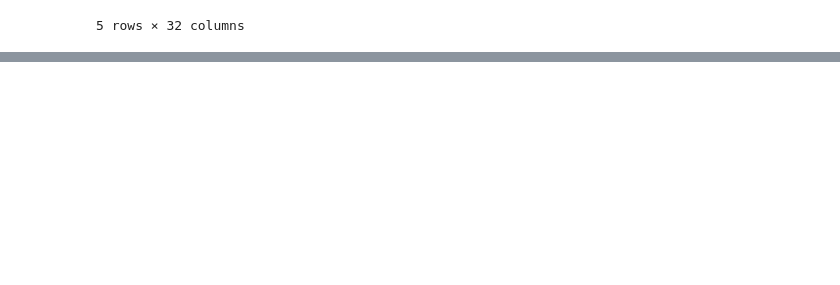
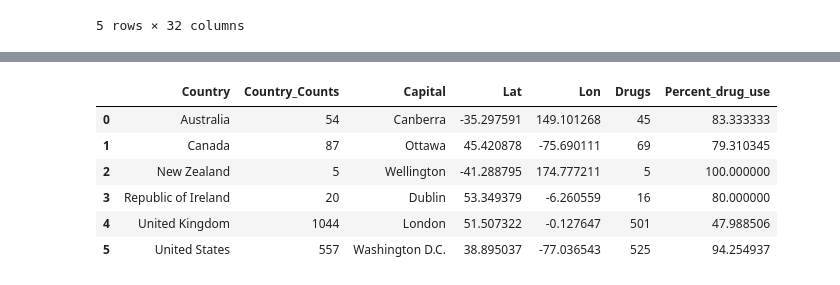
Before and after one commit to dausugam/project_1, a Jupyter notebook: data_cleaning.ipynb, the cells around one changed output, grey strips where cells are left out. Drawn from its saved outputs; the diff is of its cells as text; code cells hidden in the pictures; blank space fills up the shorter version.

```diff
--- a/data_cleaning.ipynb
+++ b/data_cleaning.ipynb
@@ -97,0 +169,6 @@ drug_consupmtion_clean_df.to_csv("data/drug_consuption_clean.csv")
+# %%
+# create a DataFrame from countries, latitude, and longitude
+country_data_df = pd.DataFrame(country_data)
+
+# Show Record Count
+country_data_df
@@ -97,0 +183,8 @@ drug_consupmtion_clean_df.to_csv("data/drug_consuption_clean.csv")
+# %%
+#group the drug consumption by country and include the country counts
+summary_df = drug_consupmtion_clean_df.groupby('Country').size().reset_index(name='Country_Counts')
+
+#merge the summary_df and country_data_df on country
+merged_df = pd.merge(summary_df, country_data_df, on='Country')
+
+merged_df
@@ -97,0 +231,4 @@ drug_consupmtion_clean_df.to_csv("data/drug_consuption_clean.csv")
+# %%
+#sum the drug consumption for each country
+sum_drug_consupmtion_df = drug_consupmtion_clean_df.groupby("Country")['Drugs'].sum().reset_index()
+sum_drug_consupmtion_df
@@ -97,0 +243,16 @@ drug_consupmtion_clean_df.to_csv("data/drug_consuption_clean.csv")
+# %%
+#merge the merged_df and the sum_drug_consumption_df on country
+prop_merged_df = pd.merge(merged_df, sum_drug_consupmtion_df, on='Country')
+
+#Calculate the percentage drug use for each country
+prop_merged_df['Percent_drug_use'] = prop_merged_df.apply(lambda row: (row['Drugs']/row['Country_Counts'])*100, axis=1)
+
+prop_merged_df
+# %% [output]
+|  | Country | Country_Counts | Capital | Lat | Lon | Drugs | Percent_drug_use |
+| 0 | Australia | 54 | Canberra | -35.297591 | 149.101268 | 45 | 83.333333 |
+| 1 | Canada | 87 | Ottawa | 45.420878 | -75.690111 | 69 | 79.310345 |
+| 2 | New Zealand | 5 | Wellington | -41.288795 | 174.777211 | 5 | 100.000000 |
+| 3 | Republic of Ireland | 20 | Dublin | 53.349379 | -6.260559 | 16 | 80.000000 |
+| 4 | United Kingdom | 1044 | London | 51.507322 | -0.127647 | 501 | 47.988506 |
+| 5 | United States | 557 | Washington D.C. | 38.895037 | -77.036543 | 525 | 94.254937 |
```
Also changed, not shown: parts of 9 cells of this notebook, 1 other file.
